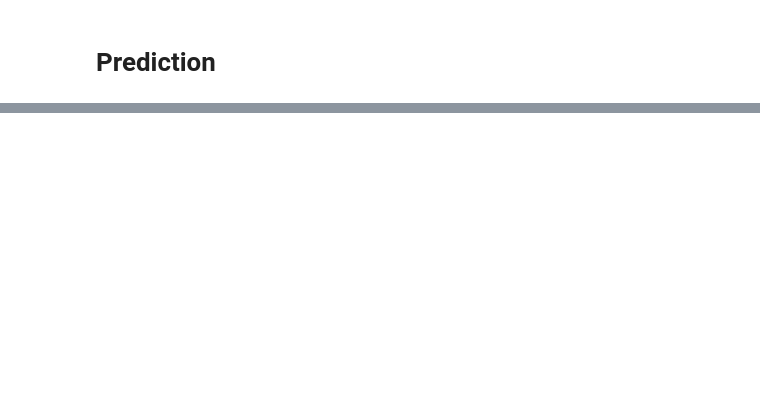
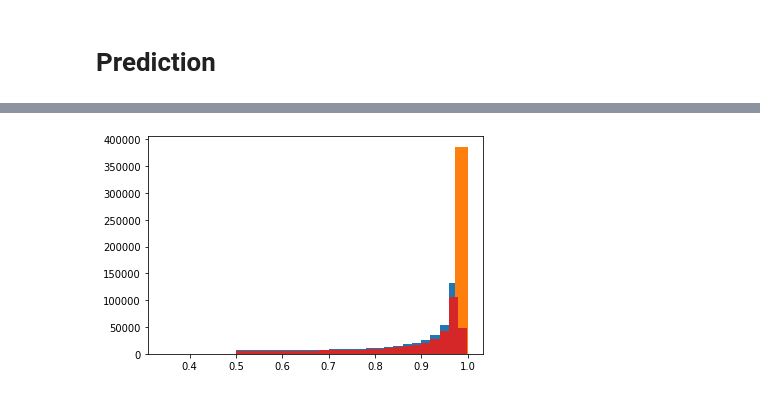
Before and after one commit to akorol98/IonSwitching, a Jupyter notebook: main_notebook.ipynb, the cells around one changed output, grey strips where cells are left out. Saved outputs shown, nothing was run; the diff lists cells and outputs as text; code cells hidden in the pictures; blank space fills up the shorter version.

```diff
--- a/main_notebook.ipynb
+++ b/main_notebook.ipynb
@@ -414,0 +614,2 @@ plt.show()
+# %%
+softmax = nn.Softmax(dim=1)
@@ -415,23 +618,25 @@ plt.show()
+# %%
+probs_singl = np.empty((0,11))
 # %%
+probs_seq = np.empty((0,11))
+
 model.eval()
 prediction = torch.tensor([]).to(device)
-for i, batch in enumerate(dataloader_test):
+for i, batch in enumerate(dataloader_submmit):
 
-    signal = batch['signal']
-    open_channels = batch['open_channels_gessed']
-    signal = signal.to(device).float().view(len(batch['signal']), 1, ws+1)
+    signal = batch['input']
+    signal = signal.to(device).float().view(len(batch['input']), 1, ws+1)
 
-    open_channels = open_channels.to(device).float().view(len(open_channels), 1, ws+1)
-    n_gessed = len(open_channels[open_channels == -1])
-    open_channels[open_channels == -1] = torch.cuda.FloatTensor(np.random.choice(10, n_gessed, p=probs))
 
     with torch.no_grad():
-        output = model(signal, open_channels)
+        output = model(signal).view(len(signal), 11)
 
 
     predicted_idx = torch.max(output, 1)[1]
     prediction = torch.cat((prediction, predicted_idx.float()), 0)
+    probs_seq = np.concatenate((probs_seq, softmax(output).cpu().detach().numpy()), axis=0)
+#     probs_singl = np.concatenate((probs_singl, softmax(output).cpu().detach().numpy()), axis=0)
 
-    if i%50 == 49:
-        print('[{}/{}]'.format(i, len(dataloader_test)))
+    if i%5 == 0:
+        print('[{}/{}]'.format(i, len(dataloader_submmit)))
 # %% [output]
@@ -438,0 +660,11 @@ for i, batch in enumerate(dataloader_test):
+# %%
+probs_singl_argmax = np.argmax(probs_singl, axis=1)
+probs_seq_argmax   = np.argmax(probs_seq, axis=1)
+# %%
+plt.hist(probs_singl.max(axis=1), bins=25)
+plt.hist(probs_seq.max(axis=1), bins=25)
+plt.hist(probs_singl[probs_singl_argmax == data_test.open_channels.values].max(axis=1), bins=25)
+plt.hist(probs_singl[probs_singl_argmax != data_test.open_channels.values].max(axis=1), bins=25)
+plt.show()
+# %% [output]
+[figure, added]
```
Also changed, not shown: parts of 110 cells of this notebook, 4 other files.
